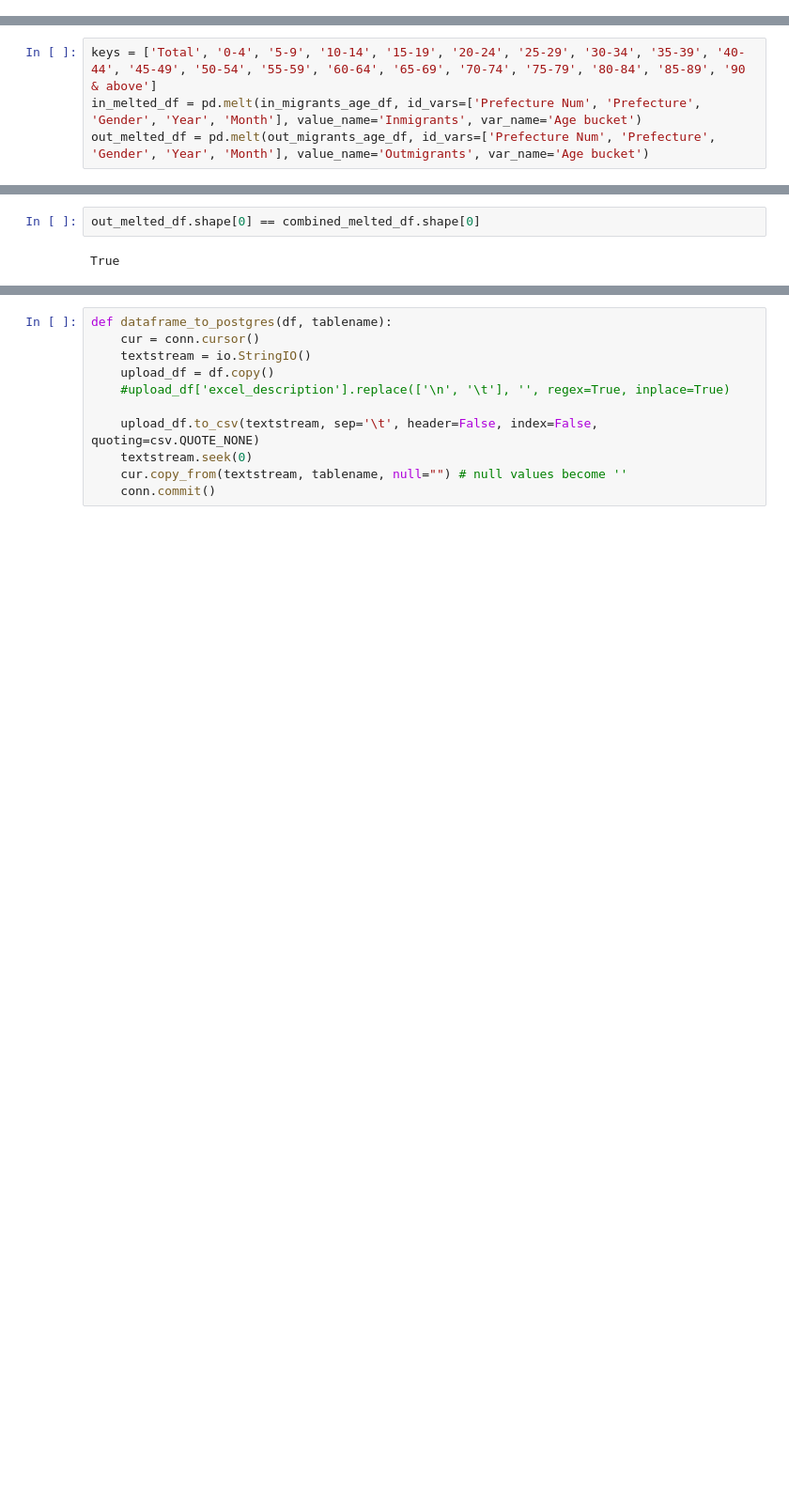
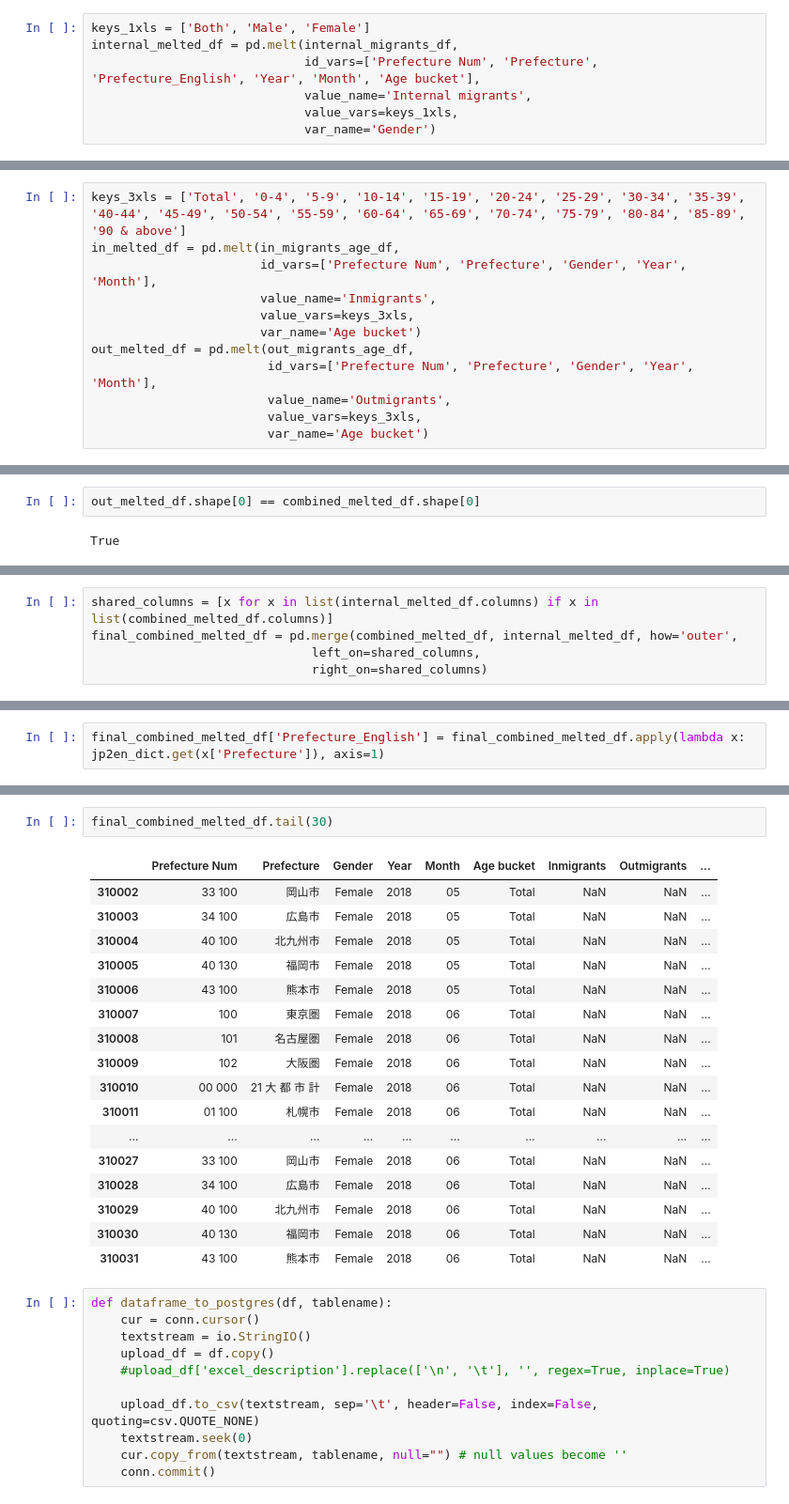
Before and after one commit to freedaemons/jpstat, a Jupyter notebook: excel-vet.ipynb, the cells around one changed output, grey strips where cells are left out. Shown at 94% size. Drawn from its saved outputs; the diff is of its cells as text; blank space fills up the shorter version.

```diff
--- a/excel-vet.ipynb
+++ b/excel-vet.ipynb
@@ -218,0 +269,7 @@ internal_migrants_df.head()
+# %%
+keys_1xls = ['Both', 'Male', 'Female']
+internal_melted_df = pd.melt(internal_migrants_df,
+                             id_vars=['Prefecture Num', 'Prefecture', 'Prefecture_English', 'Year', 'Month', 'Age bucket'],
+                             value_name='Internal migrants',
+                             value_vars=keys_1xls,
+                             var_name='Gender')
@@ -237,9 +298,17 @@ out_migrants_age_df.head(20)
 | 18 | 18 | 福井県 | 520 | 35 | 21 | 5 | 18 | 99 | 92 | 65 | ... |
 | 19 | 19 | 山梨県 | 814 | 40 | 20 | 18 | 76 | 180 | 157 | 99 | ... |
 # %%
-keys = ['Total', '0-4', '5-9', '10-14', '15-19', '20-24', '25-29', '30-34', '35-39', '40-44', '45-49', '50-54', '55-59', '60-64', '65-69', '70-74', '75-79', '80-84', '85-89', '90 & above']
-in_melted_df = pd.melt(in_migrants_age_df, id_vars=['Prefecture Num', 'Prefecture', 'Gender', 'Year', 'Month'], value_name='Inmigrants', var_name='Age bucket')
-out_melted_df = pd.melt(out_migrants_age_df, id_vars=['Prefecture Num', 'Prefecture', 'Gender', 'Year', 'Month'], value_name='Outmigrants', var_name='Age bucket')
+keys_3xls = ['Total', '0-4', '5-9', '10-14', '15-19', '20-24', '25-29', '30-34', '35-39', '40-44', '45-49', '50-54', '55-59', '60-64', '65-69', '70-74', '75-79', '80-84', '85-89', '90 & above']
+in_melted_df = pd.melt(in_migrants_age_df,
+                       id_vars=['Prefecture Num', 'Prefecture', 'Gender', 'Year', 'Month'],
+                       value_name='Inmigrants',
+                       value_vars=keys_3xls,
+                       var_name='Age bucket')
+out_melted_df = pd.melt(out_migrants_age_df,
+                        id_vars=['Prefecture Num', 'Prefecture', 'Gender', 'Year', 'Month'],
+                        value_name='Outmigrants',
+                        value_vars=keys_3xls,
+                        var_name='Age bucket')
 # %%
 combined_melted_df = pd.merge(in_melted_df, out_melted_df, how='left',
                               left_on=list(in_melted_df.columns).remove('Inmigrants'),
@@ -270,0 +324,5 @@ combined_melted_df.head(20)
+# %%
+shared_columns = [x for x in list(internal_melted_df.columns) if x in list(combined_melted_df.columns)]
+final_combined_melted_df = pd.merge(combined_melted_df, internal_melted_df, how='outer',
+                              left_on=shared_columns,
+                              right_on=shared_columns)
@@ -270,0 +333,2 @@ combined_melted_df.head(20)
+# %%
+final_combined_melted_df['Prefecture_English'] = final_combined_melted_df.apply(lambda x: jp2en_dict.get(x['Prefecture']), axis=1)
@@ -271,3 +356,23 @@ combined_melted_df.head(20)
+# %%
+final_combined_melted_df.tail(30)
+# %% [output]
+|  | Prefecture Num | Prefecture | Gender | Year | Month | Age bucket | Inmigrants | Outmigrants | ... |
+| 310002 | 33 100 | 岡山市 | Female | 2018 | 05 | Total | NaN | NaN | ... |
+| 310003 | 34 100 | 広島市 | Female | 2018 | 05 | Total | NaN | NaN | ... |
+| 310004 | 40 100 | 北九州市 | Female | 2018 | 05 | Total | NaN | NaN | ... |
+| 310005 | 40 130 | 福岡市 | Female | 2018 | 05 | Total | NaN | NaN | ... |
+| 310006 | 43 100 | 熊本市 | Female | 2018 | 05 | Total | NaN | NaN | ... |
+| 310007 | 100 | 東京圏 | Female | 2018 | 06 | Total | NaN | NaN | ... |
+| 310008 | 101 | 名古屋圏 | Female | 2018 | 06 | Total | NaN | NaN | ... |
+| 310009 | 102 | 大阪圏 | Female | 2018 | 06 | Total | NaN | NaN | ... |
+| 310010 | 00 000 | 21 大 都 市 計 | Female | 2018 | 06 | Total | NaN | NaN | ... |
+| 310011 | 01 100 | 札幌市 | Female | 2018 | 06 | Total | NaN | NaN | ... |
+| ... | ... | ... | ... | ... | ... | ... | ... | ... | ... |
+| 310027 | 33 100 | 岡山市 | Female | 2018 | 06 | Total | NaN | NaN | ... |
+| 310028 | 34 100 | 広島市 | Female | 2018 | 06 | Total | NaN | NaN | ... |
+| 310029 | 40 100 | 北九州市 | Female | 2018 | 06 | Total | NaN | NaN | ... |
+| 310030 | 40 130 | 福岡市 | Female | 2018 | 06 | Total | NaN | NaN | ... |
+| 310031 | 43 100 | 熊本市 | Female | 2018 | 06 | Total | NaN | NaN | ... |
 # %%
 def dataframe_to_postgres(df, tablename):
     cur = conn.cursor()
```
Also changed, not shown: parts of 23 cells of this notebook, 1 other file.
